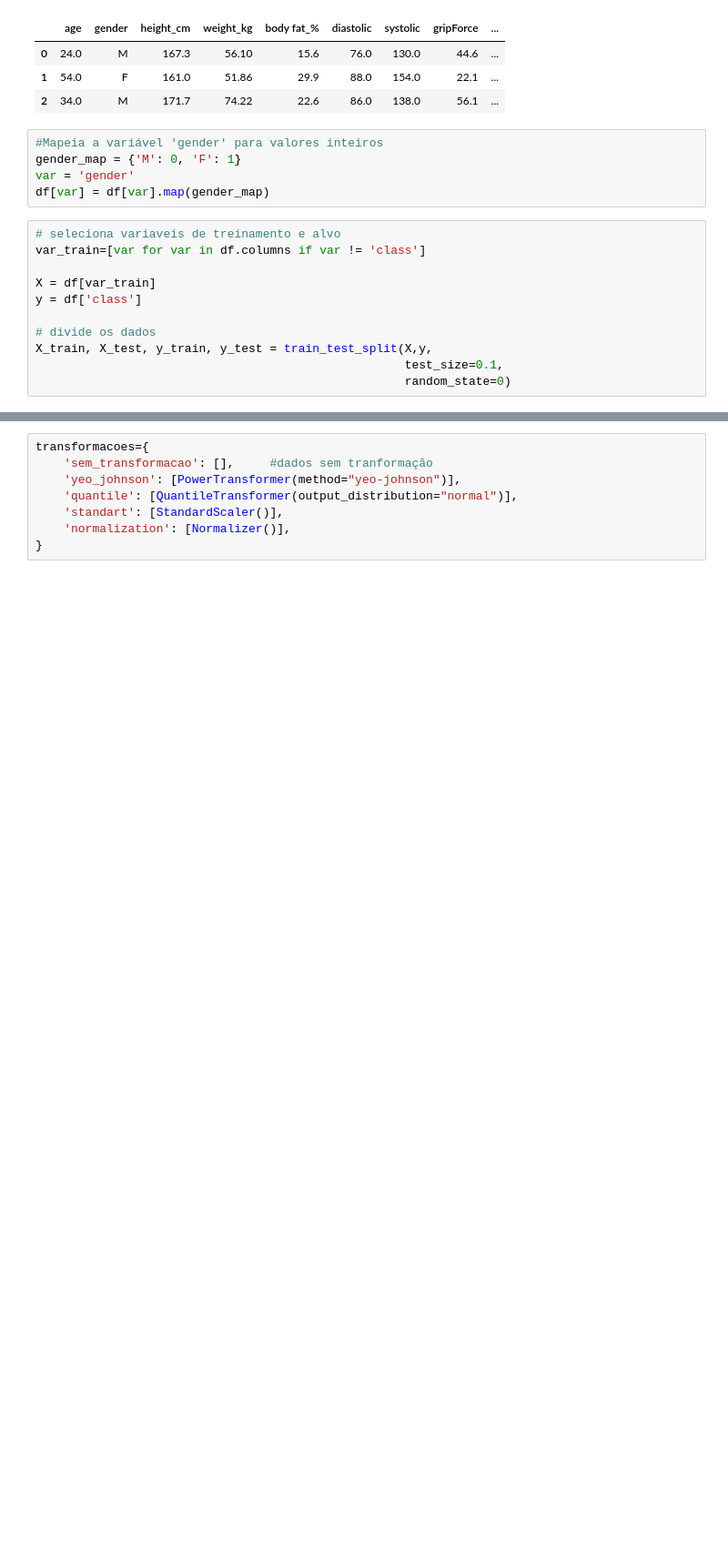
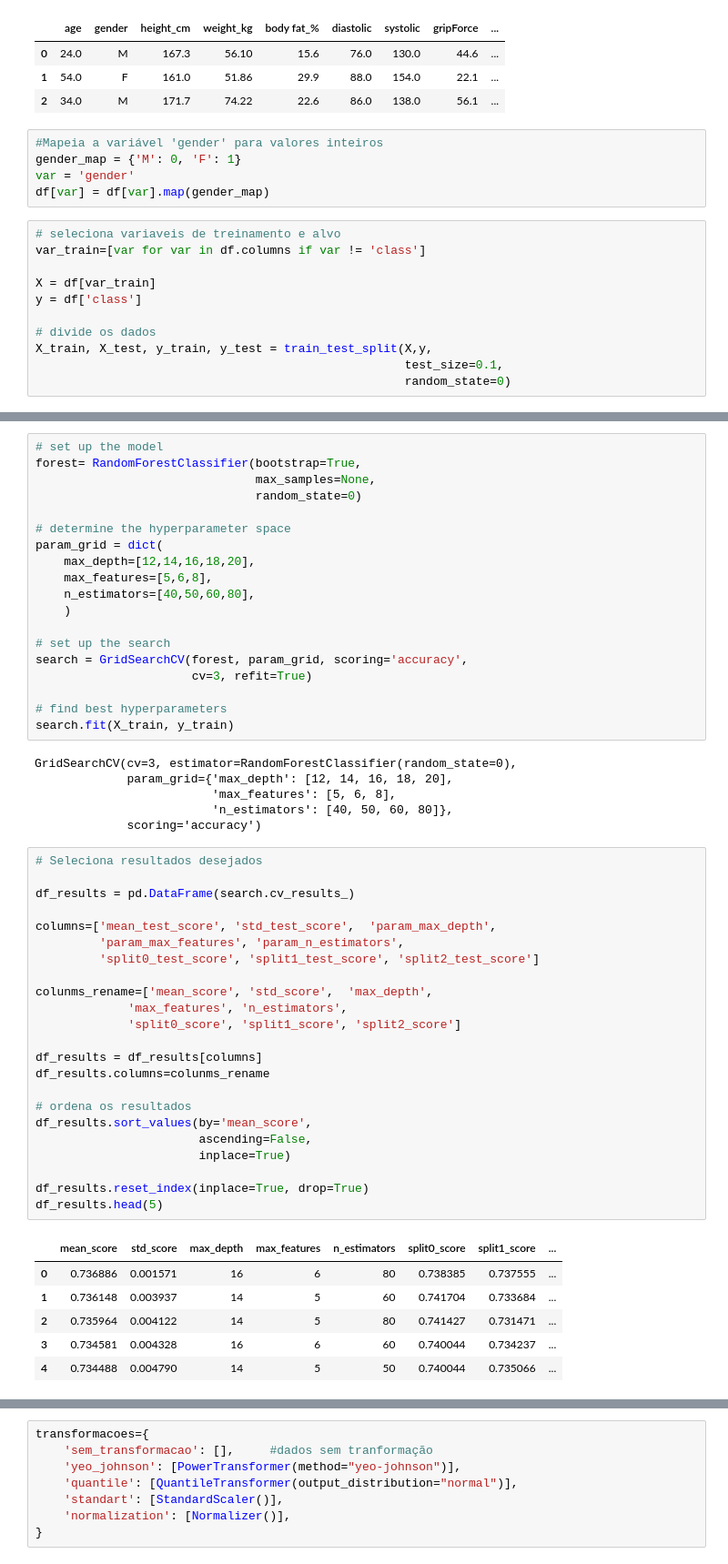
Before and after one commit to jpgam50/teste_branch, a Jupyter notebook: 1_pesquisa_e_desenvolvimento/3_treinamento_do_modelo.ipynb, the cells around one changed output, grey strips where cells are left out. Shown at 91% size. Drawn from its saved outputs; the diff is of its cells as text; blank space fills up the shorter version.

```diff
--- a/1_pesquisa_e_desenvolvimento/3_treinamento_do_modelo.ipynb
+++ b/1_pesquisa_e_desenvolvimento/3_treinamento_do_modelo.ipynb
@@ -89,0 +155,55 @@ X_train, X_test, y_train, y_test = train_test_split(X,y,
+# %%
+# set up the model
+forest= RandomForestClassifier(bootstrap=True,
+                               max_samples=None,
+                               random_state=0)
+
+# determine the hyperparameter space
+param_grid = dict(
+    max_depth=[12,14,16,18,20],
+    max_features=[5,6,8],
+    n_estimators=[40,50,60,80],
+    )
+
+# set up the search
+search = GridSearchCV(forest, param_grid, scoring='accuracy',
+                      cv=3, refit=True)
+
+# find best hyperparameters
+search.fit(X_train, y_train)
+# %% [output]
+GridSearchCV(cv=3, estimator=RandomForestClassifier(random_state=0),
+             param_grid={'max_depth': [12, 14, 16, 18, 20],
+                         'max_features': [5, 6, 8],
+                         'n_estimators': [40, 50, 60, 80]},
+             scoring='accuracy')
+# %%
+# Seleciona resultados desejados
+
+df_results = pd.DataFrame(search.cv_results_)
+
+columns=['mean_test_score', 'std_test_score',  'param_max_depth',
+         'param_max_features', 'param_n_estimators',
+         'split0_test_score', 'split1_test_score', 'split2_test_score']
+
+colunms_rename=['mean_score', 'std_score',  'max_depth',
+             'max_features', 'n_estimators',
+             'split0_score', 'split1_score', 'split2_score']
+
+df_results = df_results[columns]
+df_results.columns=colunms_rename
+
+# ordena os resultados
+df_results.sort_values(by='mean_score',
+                       ascending=False,
+                       inplace=True)
+
+df_results.reset_index(inplace=True, drop=True)
+df_results.head(5)
+# %% [output]
+|  | mean_score | std_score | max_depth | max_features | n_estimators | split0_score | split1_score | ... |
+| 0 | 0.736886 | 0.001571 | 16 | 6 | 80 | 0.738385 | 0.737555 | ... |
+| 1 | 0.736148 | 0.003937 | 14 | 5 | 60 | 0.741704 | 0.733684 | ... |
+| 2 | 0.735964 | 0.004122 | 14 | 5 | 80 | 0.741427 | 0.731471 | ... |
+| 3 | 0.734581 | 0.004328 | 16 | 6 | 60 | 0.740044 | 0.734237 | ... |
+| 4 | 0.734488 | 0.004790 | 14 | 5 | 50 | 0.740044 | 0.735066 | ... |
```
Also changed, not shown: parts of 18 cells of this notebook, 5 other files.
